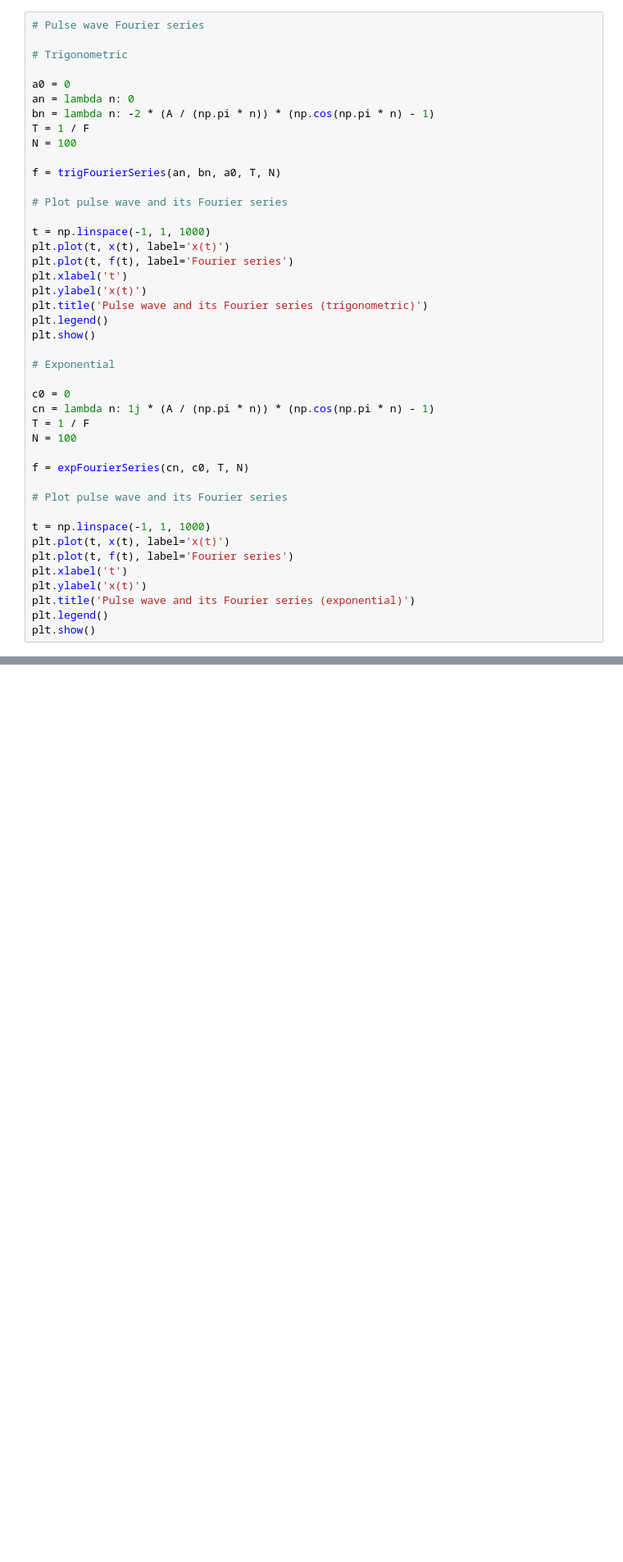
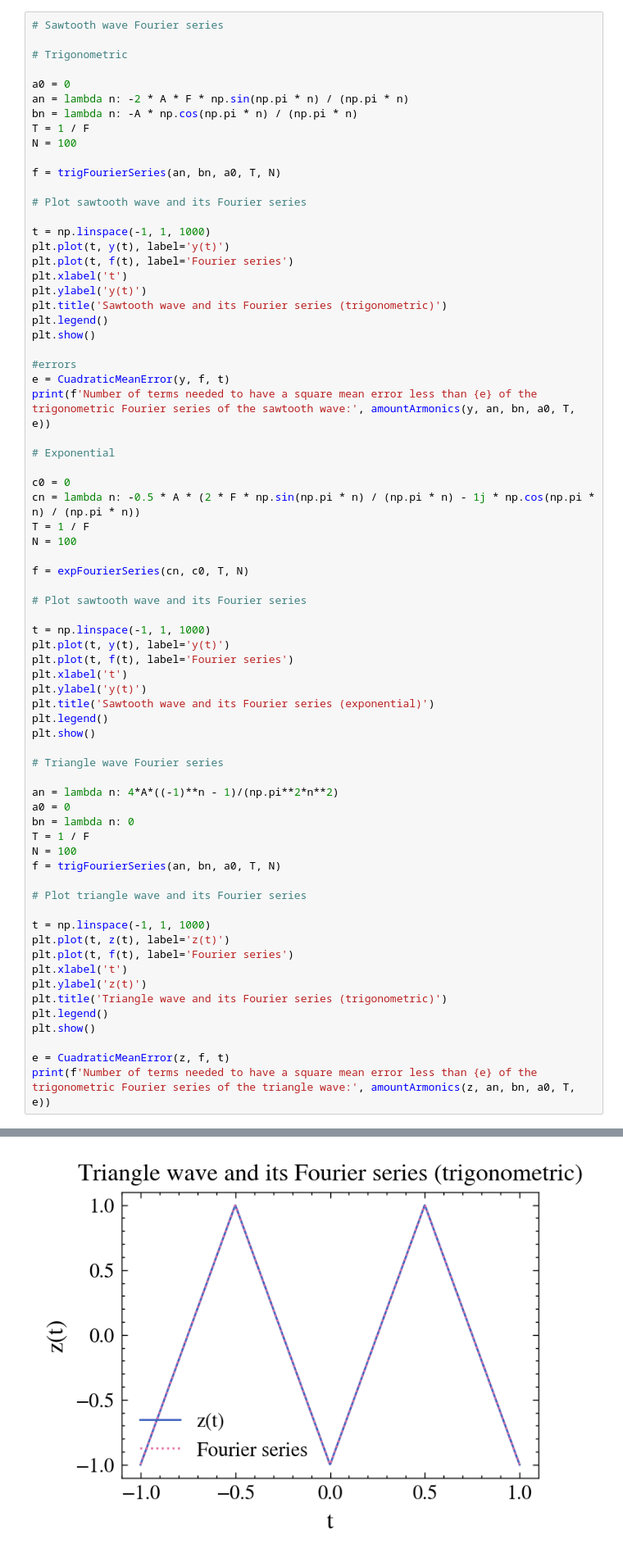
Before and after one commit to ignaschuemer7/TP1-AM3, a Jupyter notebook: better_caul_saul.ipynb, the cells around one changed output, grey strips where cells are left out. Shown: that part at 82% size. Cells and saved outputs as stored; diff of their text form; blank space fills up the shorter version.

Commit message:
update square mean errors

```diff
--- a/better_caul_saul.ipynb
+++ b/better_caul_saul.ipynb
@@ -78,44 +168,71 @@ def expFourierSeries(cn: callable, c0: float, T: float, N: int) -> callable:
 # %%
-# Pulse wave Fourier series
+# Sawtooth wave Fourier series
 
 # Trigonometric
 
 a0 = 0
-an = lambda n: 0
-bn = lambda n: -2 * (A / (np.pi * n)) * (np.cos(np.pi * n) - 1)
+an = lambda n: -2 * A * F * np.sin(np.pi * n) / (np.pi * n)
+bn = lambda n: -A * np.cos(np.pi * n) / (np.pi * n)
 T = 1 / F
 N = 100
 
 f = trigFourierSeries(an, bn, a0, T, N)
 
-# Plot pulse wave and its Fourier series
+# Plot sawtooth wave and its Fourier series
 
 t = np.linspace(-1, 1, 1000)
-plt.plot(t, x(t), label='x(t)')
+plt.plot(t, y(t), label='y(t)')
 plt.plot(t, f(t), label='Fourier series')
 plt.xlabel('t')
-plt.ylabel('x(t)')
-plt.title('Pulse wave and its Fourier series (trigonometric)')
+plt.ylabel('y(t)')
+plt.title('Sawtooth wave and its Fourier series (trigonometric)')
 plt.legend()
 plt.show()
+
+#errors
+e = CuadraticMeanError(y, f, t)
+print(f'Number of terms needed to have a square mean error less than {e} of the trigonometric Fourier series of the sawtooth wave:', amountArmonics(y, an, bn, a0, T, e))
 
 # Exponential
 
 c0 = 0
-cn = lambda n: 1j * (A / (np.pi * n)) * (np.cos(np.pi * n) - 1)
+cn = lambda n: -0.5 * A * (2 * F * np.sin(np.pi * n) / (np.pi * n) - 1j * np.cos(np.pi * n) / (np.pi * n))
 T = 1 / F
 N = 100
 
 f = expFourierSeries(cn, c0, T, N)
 
-# Plot pulse wave and its Fourier series
+# Plot sawtooth wave and its Fourier series
 
 t = np.linspace(-1, 1, 1000)
-plt.plot(t, x(t), label='x(t)')
+plt.plot(t, y(t), label='y(t)')
 plt.plot(t, f(t), label='Fourier series')
 plt.xlabel('t')
-plt.ylabel('x(t)')
-plt.title('Pulse wave and its Fourier series (exponential)')
+plt.ylabel('y(t)')
+plt.title('Sawtooth wave and its Fourier series (exponential)')
 plt.legend()
 plt.show()
+
+# Triangle wave Fourier series
+
+an = lambda n: 4*A*((-1)**n - 1)/(np.pi**2*n**2)
+a0 = 0
+bn = lambda n: 0
+T = 1 / F
+N = 100
+f = trigFourierSeries(an, bn, a0, T, N)
+
+# Plot triangle wave and its Fourier series
+
+t = np.linspace(-1, 1, 1000)
+plt.plot(t, z(t), label='z(t)')
+plt.plot(t, f(t), label='Fourier series')
+plt.xlabel('t')
+plt.ylabel('z(t)')
+plt.title('Triangle wave and its Fourier series (trigonometric)')
+plt.legend()
+plt.show()
+
+e = CuadraticMeanError(z, f, t)
+print(f'Number of terms needed to have a square mean error less than {e} of the trigonometric Fourier series of the triangle wave:', amountArmonics(z, an, bn, a0, T, e))
 # %% [output]
@@ -123,0 +242 @@ plt.show()
+[figure, added]
```
Also changed, not shown: parts of 7 cells of this notebook.
